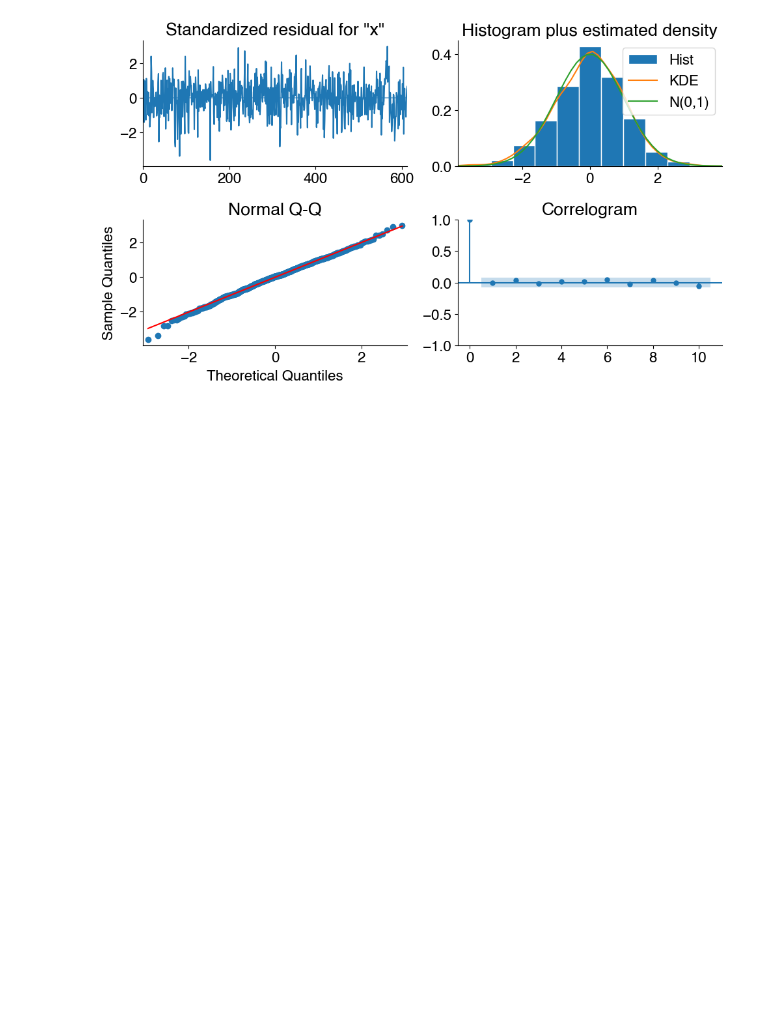
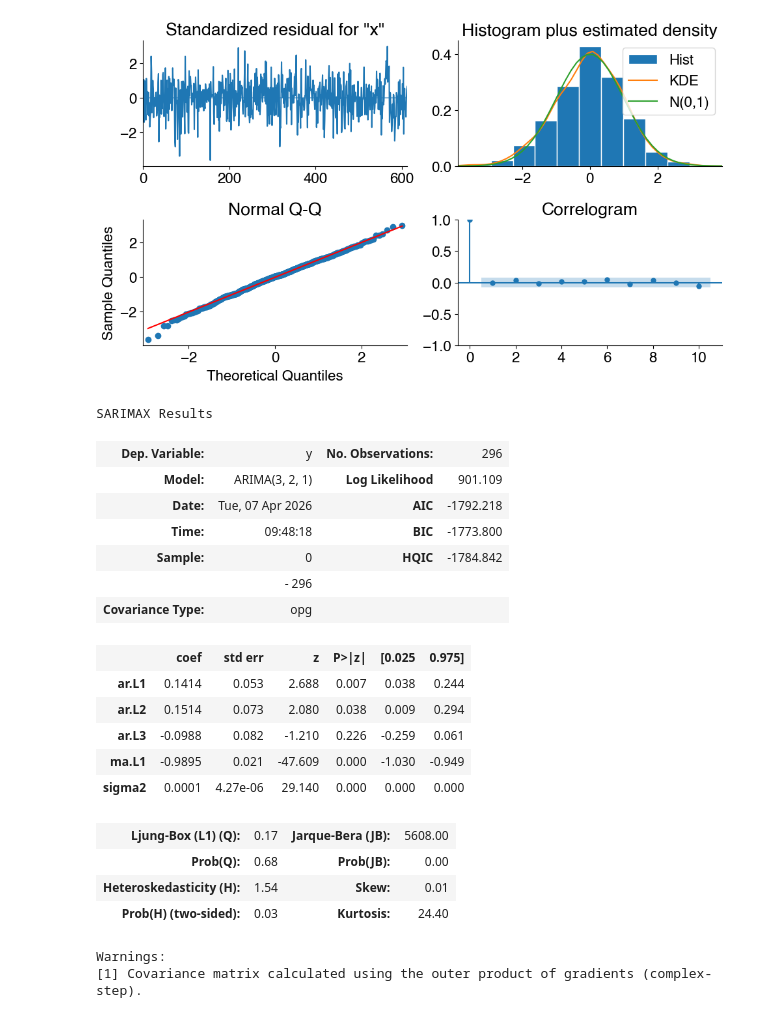
Before and after one commit to berkeley-stat153/spring-2026, a Jupyter notebook: public/lectures/Lecture19.ipynb, the cells around one changed output. Drawn from its saved outputs; the diff is of its cells as text; code cells hidden in the pictures; blank space fills up the shorter version.

```diff
--- a/public/lectures/Lecture19.ipynb
+++ b/public/lectures/Lecture19.ipynb
@@ -656,3 +660,26 @@ acorr_ljungbox(fit.resid, lags=20, model_df=p+q)
 | 19 | 18.802026 | 0.340013 |
 | 20 | 19.513412 | 0.360869 |
 [figure]
+# %%
+fit.summary()
+# %% [output]
+SARIMAX Results
+| Dep. Variable: | y | No. Observations: | 296 |
+| Model: | ARIMA(3, 2, 1) | Log Likelihood | 901.109 |
+| Date: | Tue, 07 Apr 2026 | AIC | -1792.218 |
+| Time: | 09:48:18 | BIC | -1773.800 |
+| Sample: | 0 | HQIC | -1784.842 |
+|  | - 296 |  |  |
+| Covariance Type: | opg |  |  |
+|  | coef | std err | z | P>|z| | [0.025 | 0.975] |
+| ar.L1 | 0.1414 | 0.053 | 2.688 | 0.007 | 0.038 | 0.244 |
+| ar.L2 | 0.1514 | 0.073 | 2.080 | 0.038 | 0.009 | 0.294 |
+| ar.L3 | -0.0988 | 0.082 | -1.210 | 0.226 | -0.259 | 0.061 |
+| ma.L1 | -0.9895 | 0.021 | -47.609 | 0.000 | -1.030 | -0.949 |
+| sigma2 | 0.0001 | 4.27e-06 | 29.140 | 0.000 | 0.000 | 0.000 |
+| Ljung-Box (L1) (Q): | 0.17 | Jarque-Bera (JB): | 5608.00 |
+| Prob(Q): | 0.68 | Prob(JB): | 0.00 |
+| Heteroskedasticity (H): | 1.54 | Skew: | 0.01 |
+| Prob(H) (two-sided): | 0.03 | Kurtosis: | 24.40 |
+Warnings:
+[1] Covariance matrix calculated using the outer product of gradients (complex-step).
```
Also changed, not shown: parts of 1 cell of this notebook.
